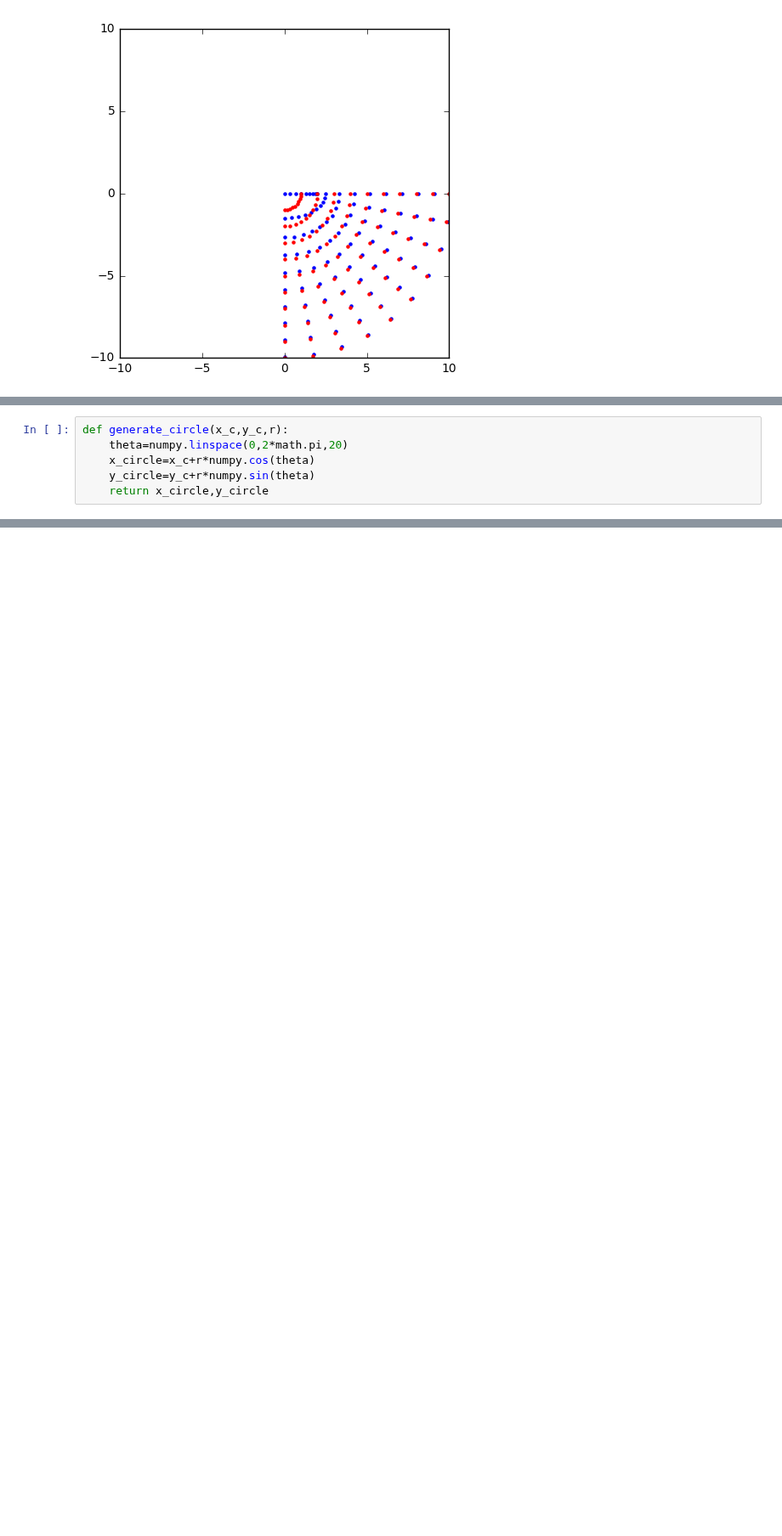
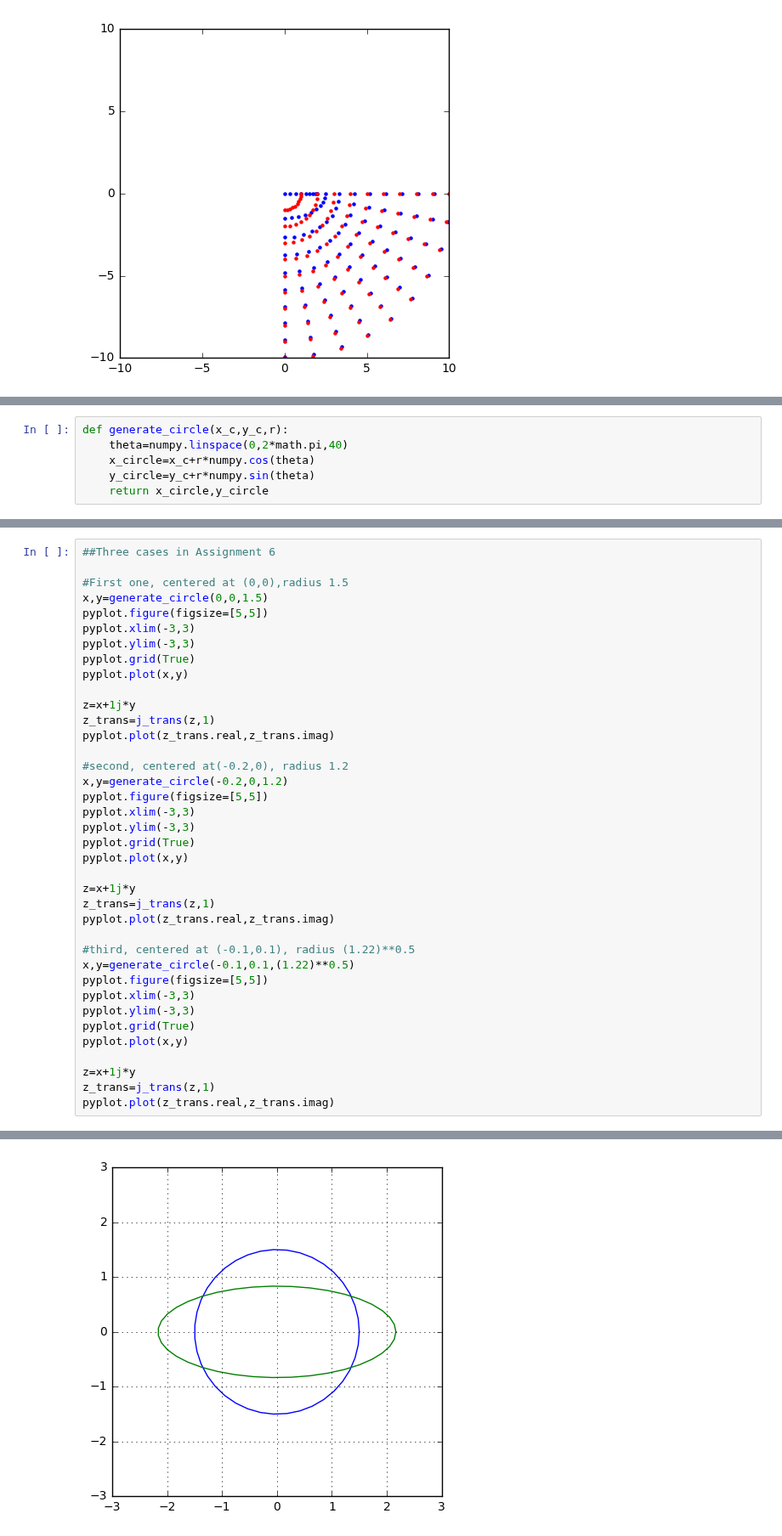
Before and after one commit to barbagroup/AeroPython-studentprojects2017, a Jupyter notebook: iamisrapel/Project_Joukowski_transformation.ipynb, the cells around one changed output, grey strips where cells are left out. Shown at 85% size. Cells and saved outputs as stored; diff of their text form; blank space fills up the shorter version.

```diff
--- a/iamisrapel/Project_Joukowski_transformation.ipynb
+++ b/iamisrapel/Project_Joukowski_transformation.ipynb
@@ -79,7 +79,7 @@ we can see that when the distance between the point and the origin point is larg
 2, the positive y became negetive, and negetive y became positive.
 # %%
 def generate_circle(x_c,y_c,r):
-    theta=numpy.linspace(0,2*math.pi,20)
+    theta=numpy.linspace(0,2*math.pi,40)
     x_circle=x_c+r*numpy.cos(theta)
     y_circle=y_c+r*numpy.sin(theta)
     return x_circle,y_circle
@@ -111,0 +86,39 @@ for i in range(11):
+# %%
+##Three cases in Assignment 6
+
+#First one, centered at (0,0),radius 1.5
+x,y=generate_circle(0,0,1.5)
+pyplot.figure(figsize=[5,5])
+pyplot.xlim(-3,3)
+pyplot.ylim(-3,3)
+pyplot.grid(True)
+pyplot.plot(x,y)
+
+z=x+1j*y
+z_trans=j_trans(z,1)
+pyplot.plot(z_trans.real,z_trans.imag)
+
+#second, centered at(-0.2,0), radius 1.2
+x,y=generate_circle(-0.2,0,1.2)
+pyplot.figure(figsize=[5,5])
+pyplot.xlim(-3,3)
+pyplot.ylim(-3,3)
+pyplot.grid(True)
+pyplot.plot(x,y)
+
+z=x+1j*y
+z_trans=j_trans(z,1)
+pyplot.plot(z_trans.real,z_trans.imag)
+
+#third, centered at (-0.1,0.1), radius (1.22)**0.5
+x,y=generate_circle(-0.1,0.1,(1.22)**0.5)
+pyplot.figure(figsize=[5,5])
+pyplot.xlim(-3,3)
+pyplot.ylim(-3,3)
+pyplot.grid(True)
+pyplot.plot(x,y)
+
+z=x+1j*y
+z_trans=j_trans(z,1)
+pyplot.plot(z_trans.real,z_trans.imag)
+# %% [output]
@@ -111,0 +126 @@ for i in range(11):
+[figure, added]
```
Also changed, not shown: parts of 16 cells of this notebook.
